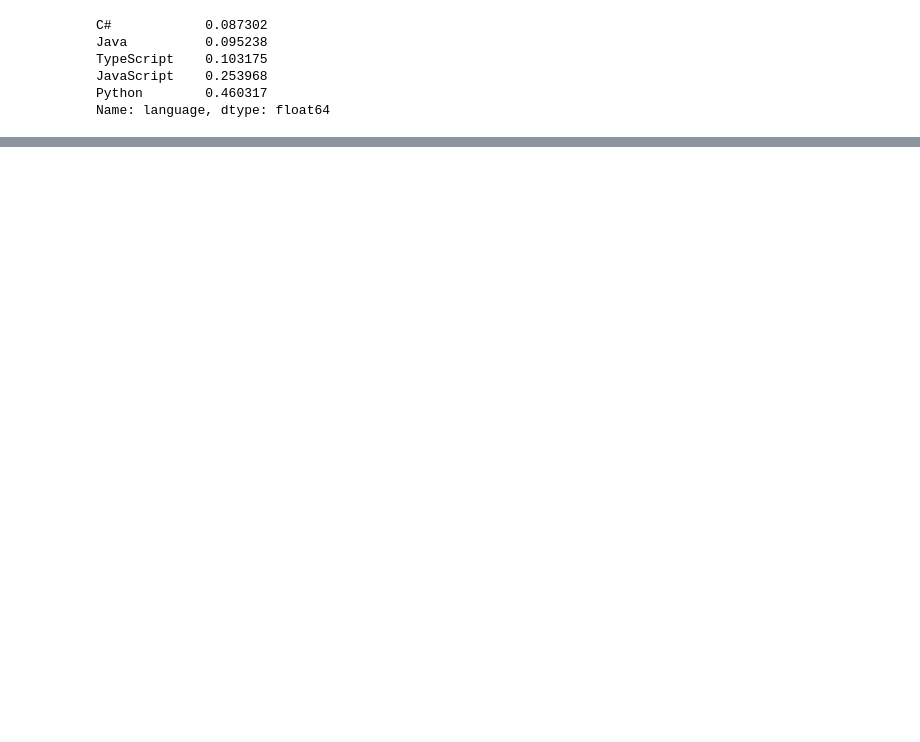
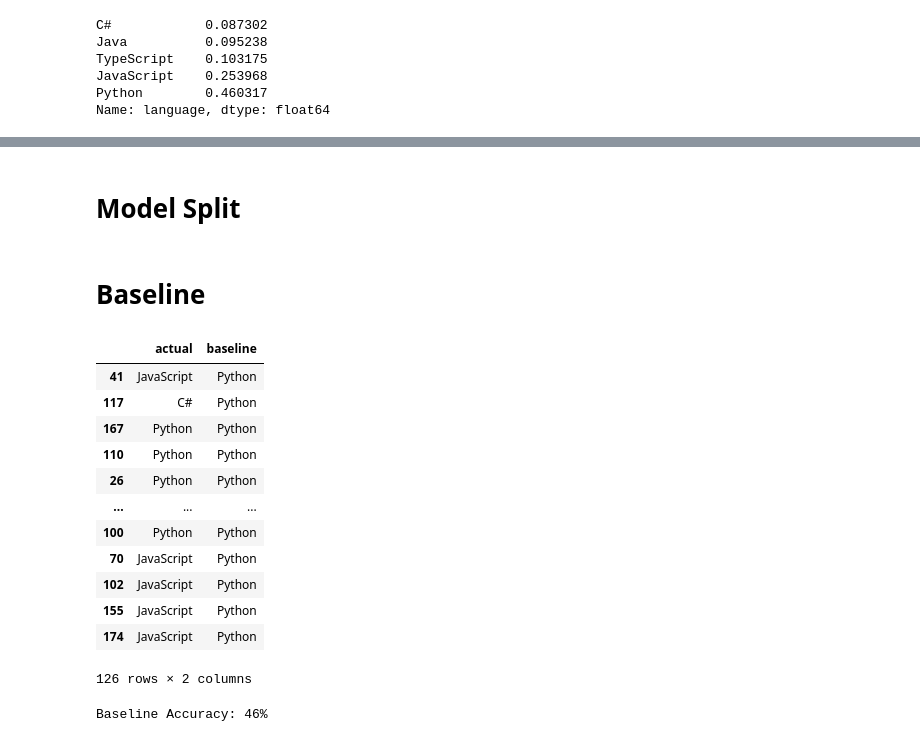
Before and after one commit to NLP-Project-Hopper2/NLP-Project-Hopper2, a Jupyter notebook: test_modules.ipynb, the cells around one changed output, grey strips where cells are left out. Drawn from its saved outputs; the diff is of its cells as text; code cells hidden in the pictures; blank space fills up the shorter version.

```diff
--- a/test_modules.ipynb
+++ b/test_modules.ipynb
@@ -101,0 +102,48 @@ plt.show()
+# %% [markdown]
+# Model Split
+# %%
+def X_y_splits(train, validate, test):
+    '''
+    This functions takes in the train, validate, and test dfs and splits them into X and y dfs for
+    each.
+    '''
+
+    X_train = train.lemmatized
+    y_train = train.language
+
+    X_validate = validate.lemmatized
+    y_validate = validate.language
+
+    X_test = test.lemmatized
+    y_test = test.language
+
+    return X_train, y_train, X_validate, y_validate, X_test, y_test
+# %%
+X_train, y_train, X_validate, y_validate, X_test, y_test = X_y_splits(train, validate, test)
+# %% [markdown]
+# Baseline
+# %%
+import pandas as pd
+df_results = pd.DataFrame(y_train).rename(columns = {'language': 'actual'})
+
+df_results['baseline'] = 'Python'
+
+df_results
+# %% [output]
+|  | actual | baseline |
+| 41 | JavaScript | Python |
+| 117 | C# | Python |
+| 167 | Python | Python |
+| 110 | Python | Python |
+| 26 | Python | Python |
+| ... | ... | ... |
+| 100 | Python | Python |
+| 70 | JavaScript | Python |
+| 102 | JavaScript | Python |
+| 155 | JavaScript | Python |
+| 174 | JavaScript | Python |
+126 rows × 2 columns
+# %%
+print(f'Baseline Accuracy: {int(round((df_results.actual == df_results.baseline).mean(), 2)*100)}%')
+# %% [output]
+Baseline Accuracy: 46%
```
Also changed, not shown: parts of 5 cells of this notebook.
